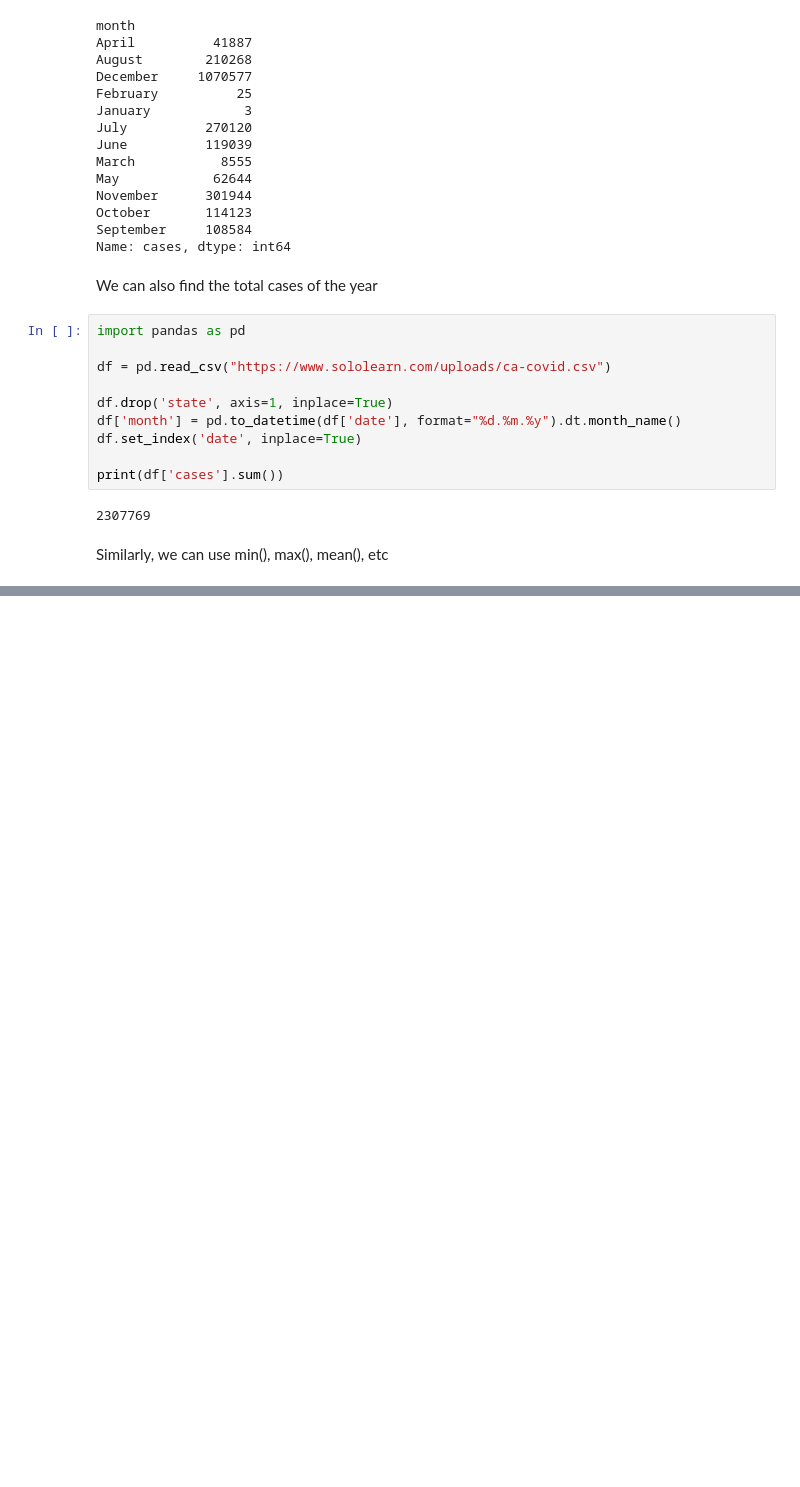
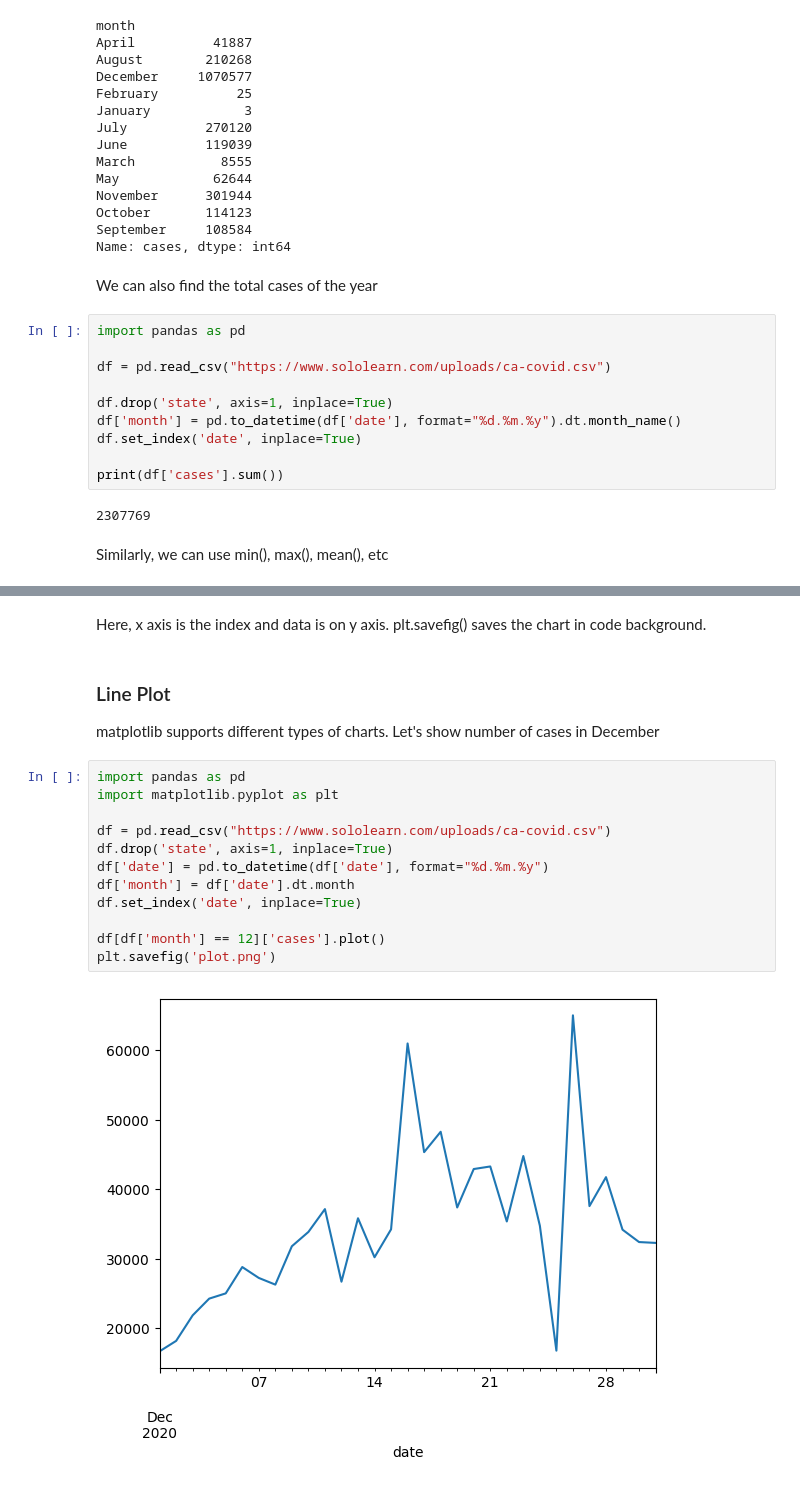
Before and after one commit to dilshvn/sololearn-py-for-data-science, a Jupyter notebook: notes/sololearn python for data science note.ipynb, the cells around one changed output, grey strips where cells are left out. Drawn from its saved outputs; the diff is of its cells as text; blank space fills up the shorter version.

```diff
--- a/notes/sololearn python for data science note.ipynb
+++ b/notes/sololearn python for data science note.ipynb
@@ -575,0 +592,19 @@ Similarly, we can use min(), max(), mean(), etc
+# %% [markdown]
+Here, x axis is the index and data is on y axis. plt.savefig() saves the chart in code background.
+# %% [markdown]
+### Line Plot
+matplotlib supports different types of charts. Let's show number of cases in December
+# %%
+import pandas as pd
+import matplotlib.pyplot as plt
+
+df = pd.read_csv("https://www.sololearn.com/uploads/ca-covid.csv")
+df.drop('state', axis=1, inplace=True)
+df['date'] = pd.to_datetime(df['date'], format="%d.%m.%y")
+df['month'] = df['date'].dt.month
+df.set_index('date', inplace=True)
+
+df[df['month'] == 12]['cases'].plot()
+plt.savefig('plot.png')
+# %% [output]
+[figure, added]
```
Also changed, not shown: parts of 33 cells of this notebook.
